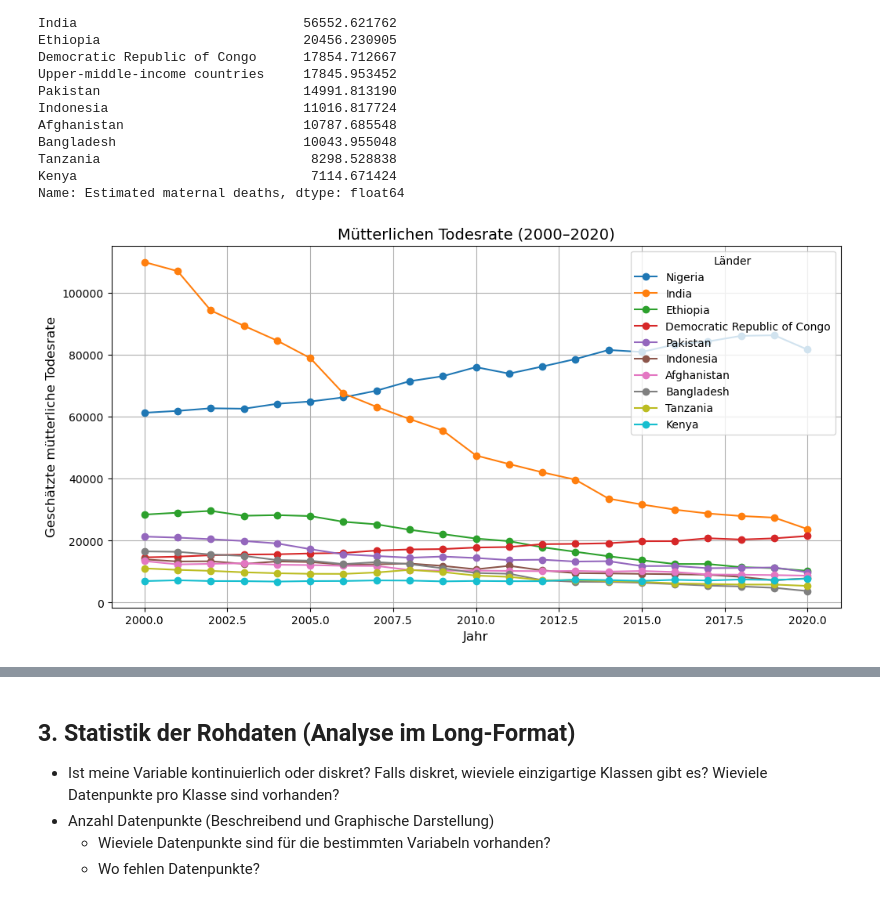
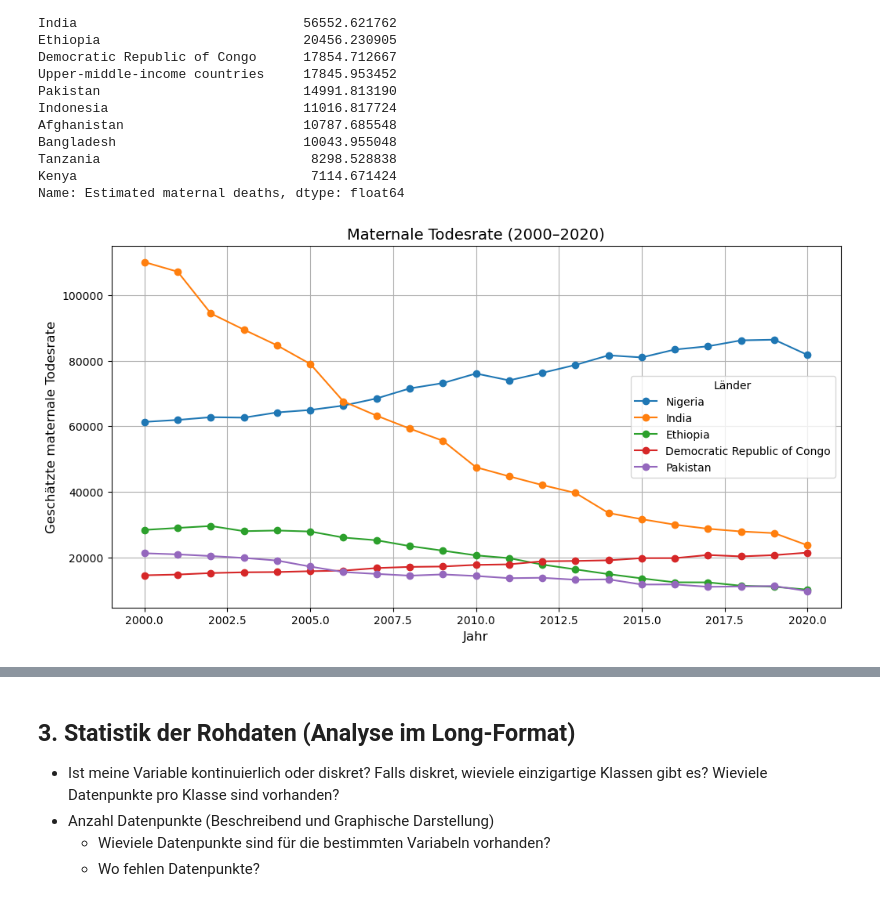
Before and after one commit to naulichi/PandasLN, a Jupyter notebook: Leistungsnachweis_NauliChiara.ipynb, the cells around one changed output, grey strips where cells are left out. Cells and saved outputs as stored; diff of their text form; code cells hidden in the pictures.

Commit message:
diagramme + readme

```diff
--- a/Leistungsnachweis_NauliChiara.ipynb
+++ b/Leistungsnachweis_NauliChiara.ipynb
@@ -41,11 +41,11 @@ data.head()
 - Welches Format kann ich für welche Teilschritte verwenden (wann soll ich pivot bzw. wide format verwenden)?
 - Welche Datentypen kommen in meinem Datensatz vor?
 # %%
-# Filtern der Daten auf die Jahre 2000 bis 2020
-filtered_data = data[(data['Year'] >= 2000) & (data['Year'] <= 2020)]
+# Filtere den Datensatz für die Jahre 2000 bis 2020
+df_filtered = data[(data['Year'] >= 2000) & (data['Year'] <= 2020)]
 
 # Zusammenfassung der gefilterten Daten
-filtered_data.describe()
+df_filtered.describe()
 # %% [output]
 |  | Year | Estimated maternal deaths |
 | count | 4116.000000 | 4116.000000 |
@@ -88,21 +89,21 @@ Kenya                              7114.671424
 Name: Estimated maternal deaths, dtype: float64
 # %%
 # Daten für spezifische Länder filtern
-specific_countries = ["Nigeria", "India", "Ethiopia", "Democratic Republic of Congo", "Pakistan", "Indonesia", "Afghanistan", "Bangladesh", "Tanzania", "Kenya"]
-country_data = filtered_data[filtered_data['Entity'].isin(specific_countries)]
+specific_countries = ["Nigeria", "India", "Ethiopia", "Democratic Republic of Congo", "Pakistan"]
+country_data = df_filtered[df_filtered['Entity'].isin(specific_countries)]
 
 # Visualisierung der Entwicklung
 plt.figure(figsize=(12, 6))
 for country in specific_countries:
     subset = country_data[country_data['Entity'] == country]
     plt.plot(subset['Year'], subset['Estimated maternal deaths'], label=country, marker='o')
 
 # Diagramm anpassen
-plt.title('Mütterlichen Todesrate (2000–2020)', fontsize=14)
+plt.title('Maternale Todesrate (2000–2020)', fontsize=14)
 plt.xlabel('Jahr', fontsize=12)
-plt.ylabel('Geschätzte mütterliche Todesrate', fontsize=12)
+plt.ylabel('Geschätzte maternale Todesrate', fontsize=12)
 plt.legend(title='Länder')
 plt.grid(True)
 plt.show()
 # %% [output]
-[figure, old version]
+[figure, new version]
```
Also changed, not shown: parts of 3 cells of this notebook, 1 other file.
